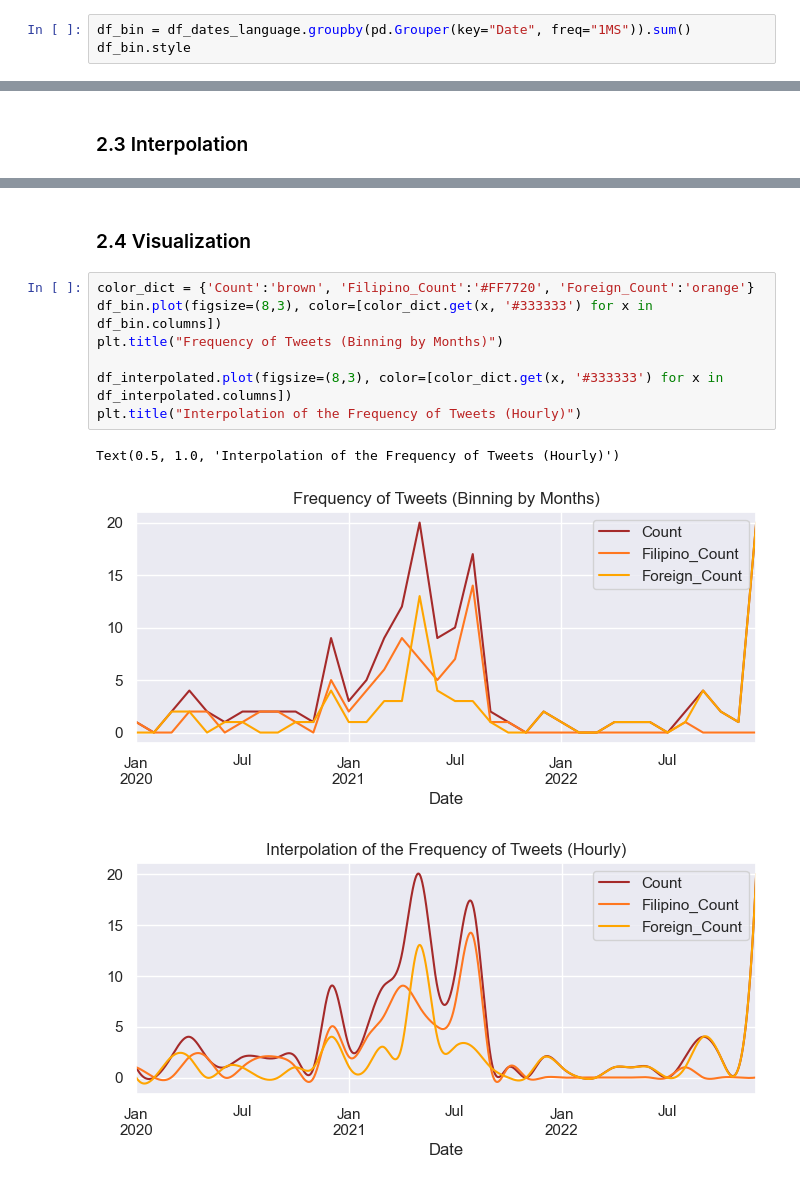
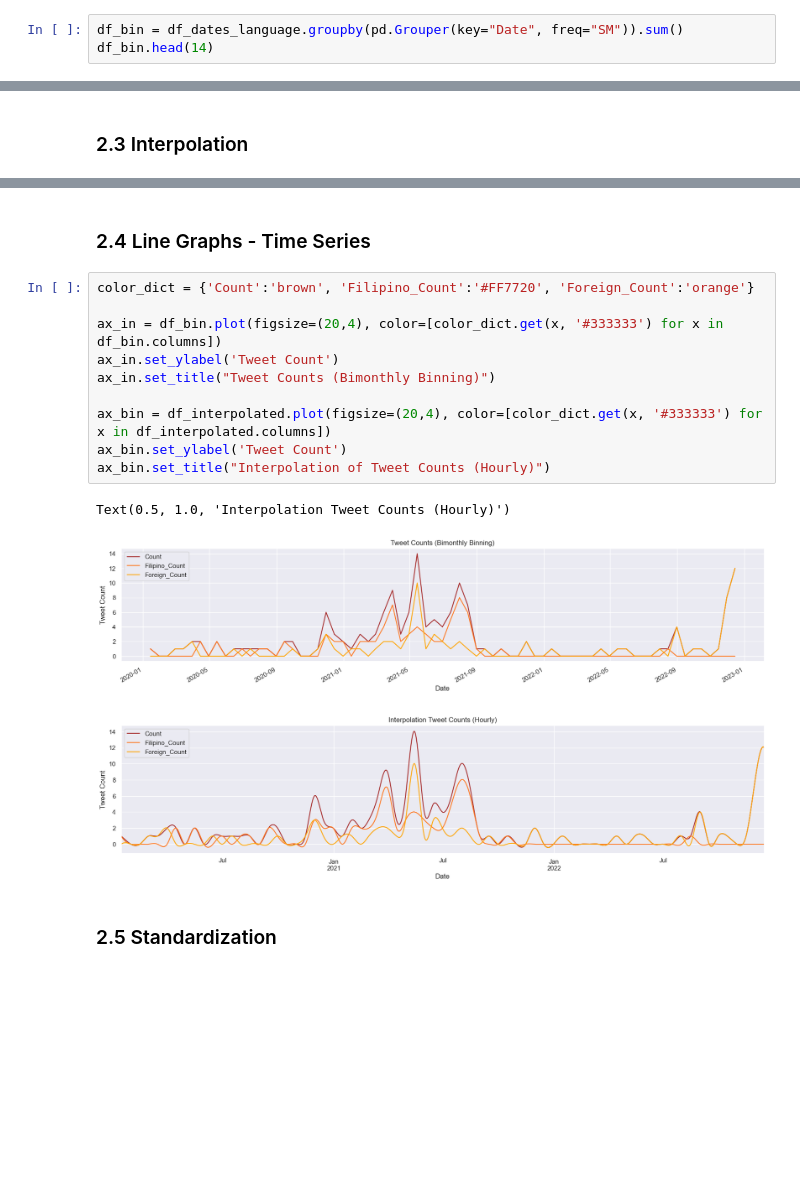
Before and after one commit to KituIco/cs132-g28-covid-vaccine-implants, a Jupyter notebook: misc/Data-Exploration-TimeSeries.ipynb, the cells around one changed output, grey strips where cells are left out. Drawn from its saved outputs; the diff is of its cells as text; blank space fills up the shorter version.

Commit message:
standardization

```diff
--- a/misc/Data-Exploration-TimeSeries.ipynb
+++ b/misc/Data-Exploration-TimeSeries.ipynb
@@ -184,8 +187,8 @@ df_dates_language
 # %% [markdown]
 Binning
 # %%
-df_bin = df_dates_language.groupby(pd.Grouper(key="Date", freq="1MS")).sum()
-df_bin.style
+df_bin = df_dates_language.groupby(pd.Grouper(key="Date", freq="SM")).sum()
+df_bin.head(14)
 # %% [output]
 |  | Count | Filipino_Count | Foreign_Count |
 | Date |  |  |  |
@@ -229,14 +230,19 @@ df_interpolated
 25561 rows × 3 columns
 # %% [markdown]
-### 2.4 Visualization
+### 2.4 Line Graphs - Time Series
 # %%
 color_dict = {'Count':'brown', 'Filipino_Count':'#FF7720', 'Foreign_Count':'orange'}
-df_bin.plot(figsize=(8,3), color=[color_dict.get(x, '#333333') for x in df_bin.columns])
-plt.title("Frequency of Tweets (Binning by Months)")
 
-df_interpolated.plot(figsize=(8,3), color=[color_dict.get(x, '#333333') for x in df_interpolated.columns])
-plt.title("Interpolation of the Frequency of Tweets (Hourly)")
+ax_in = df_bin.plot(figsize=(20,4), color=[color_dict.get(x, '#333333') for x in df_bin.columns])
+ax_in.set_ylabel('Tweet Count')
+ax_in.set_title("Tweet Counts (Bimonthly Binning)")
+
+ax_bin = df_interpolated.plot(figsize=(20,4), color=[color_dict.get(x, '#333333') for x in df_interpolated.columns])
+ax_bin.set_ylabel('Tweet Count')
+ax_bin.set_title("Interpolation of Tweet Counts (Hourly)")
 # %% [output]
-Text(0.5, 1.0, 'Interpolation of the Frequency of Tweets (Hourly)')
+Text(0.5, 1.0, 'Interpolation Tweet Counts (Hourly)')
-[figure, old version]
+[figure, new version]
-[figure, old version]
+[figure, new version]
+# %% [markdown]
+### 2.5 Standardization
```
Also changed, not shown: parts of 6 cells of this notebook, 2 other files.
